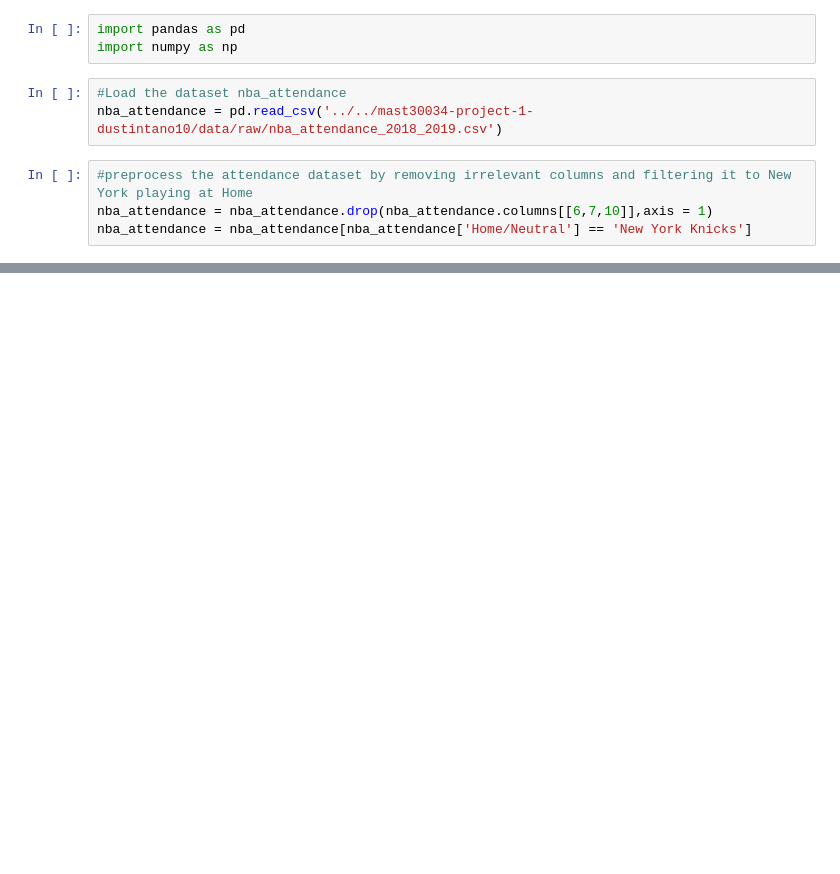
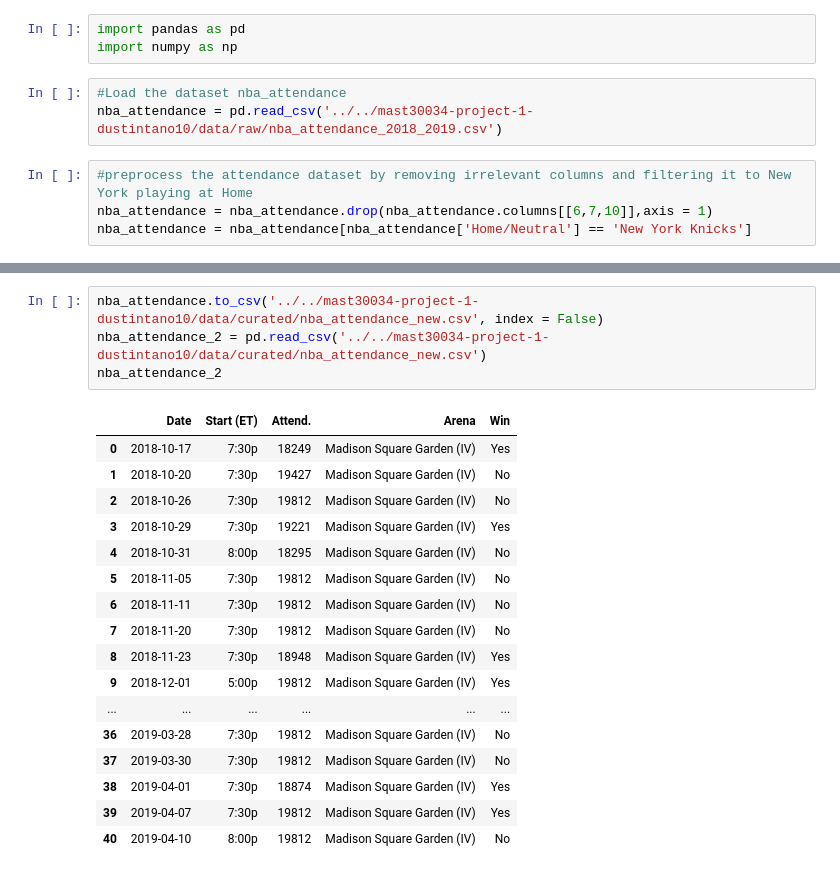
Before and after one commit to MAST30034-Applied-Data-Science/mast30034-project-1-dustintano10, a Jupyter notebook: notebooks/Preprocessing_nba_attendance.ipynb, the cells around one changed output, grey strips where cells are left out. Saved outputs shown, nothing was run; the diff lists cells and outputs as text; blank space fills up the shorter version.

```diff
--- a/notebooks/Preprocessing_nba_attendance.ipynb
+++ b/notebooks/Preprocessing_nba_attendance.ipynb
@@ -56,0 +78,22 @@ nba_attendance
+# %%
+nba_attendance.to_csv('../../mast30034-project-1-dustintano10/data/curated/nba_attendance_new.csv', index = False)
+nba_attendance_2 = pd.read_csv('../../mast30034-project-1-dustintano10/data/curated/nba_attendance_new.csv')
+nba_attendance_2
+# %% [output]
+|  | Date | Start (ET) | Attend. | Arena | Win |
+| 0 | 2018-10-17 | 7:30p | 18249 | Madison Square Garden (IV) | Yes |
+| 1 | 2018-10-20 | 7:30p | 19427 | Madison Square Garden (IV) | No |
+| 2 | 2018-10-26 | 7:30p | 19812 | Madison Square Garden (IV) | No |
+| 3 | 2018-10-29 | 7:30p | 19221 | Madison Square Garden (IV) | Yes |
+| 4 | 2018-10-31 | 8:00p | 18295 | Madison Square Garden (IV) | No |
+| 5 | 2018-11-05 | 7:30p | 19812 | Madison Square Garden (IV) | No |
+| 6 | 2018-11-11 | 7:30p | 19812 | Madison Square Garden (IV) | No |
+| 7 | 2018-11-20 | 7:30p | 19812 | Madison Square Garden (IV) | No |
+| 8 | 2018-11-23 | 7:30p | 18948 | Madison Square Garden (IV) | Yes |
+| 9 | 2018-12-01 | 5:00p | 19812 | Madison Square Garden (IV) | Yes |
+| ... | ... | ... | ... | ... | ... |
+| 36 | 2019-03-28 | 7:30p | 19812 | Madison Square Garden (IV) | No |
+| 37 | 2019-03-30 | 7:30p | 19812 | Madison Square Garden (IV) | No |
+| 38 | 2019-04-01 | 7:30p | 18874 | Madison Square Garden (IV) | Yes |
+| 39 | 2019-04-07 | 7:30p | 19812 | Madison Square Garden (IV) | Yes |
+| 40 | 2019-04-10 | 8:00p | 19812 | Madison Square Garden (IV) | No |
```
Also changed, not shown: parts of 4 cells of this notebook.
